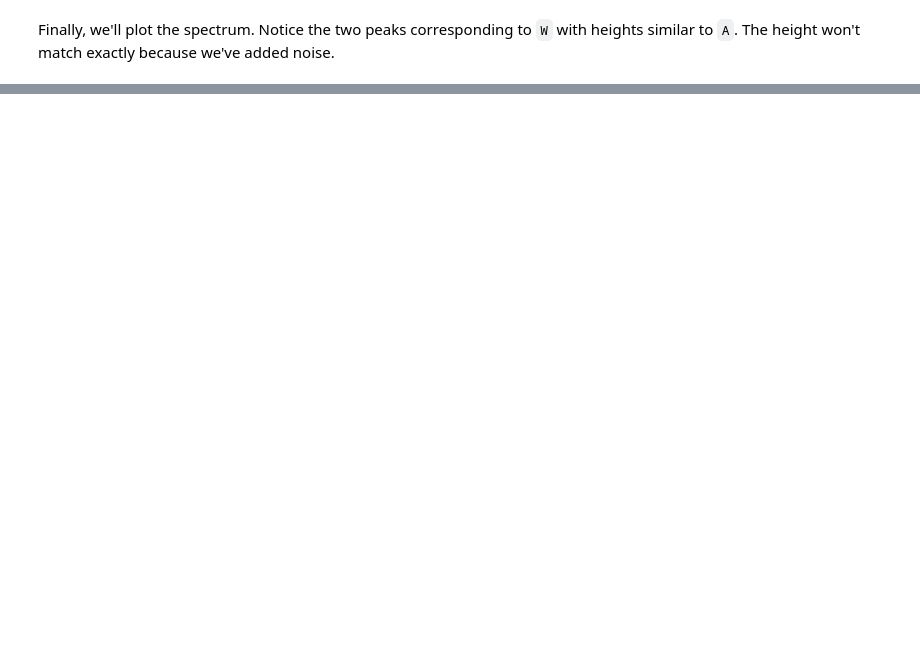
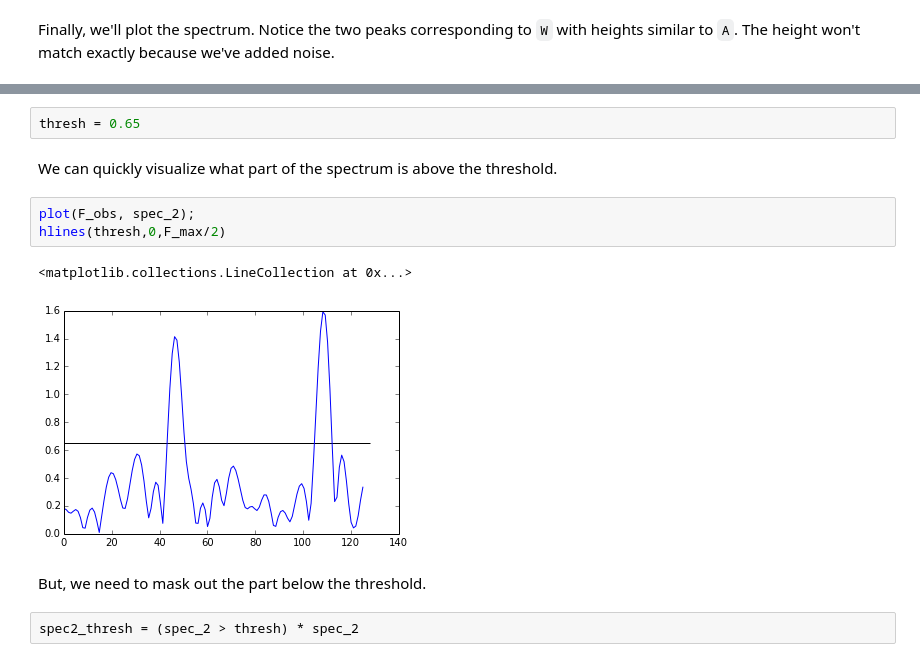
Before and after one commit to tomwhipple/tomwhipple.github.com, a Jupyter notebook: projects/explorations/basic-signal-processing-example.ipynb, the cells around one changed output, grey strips where cells are left out. Drawn from its saved outputs; the diff is of its cells as text; blank space fills up the shorter version.

```diff
--- a/projects/explorations/basic-signal-processing-example.ipynb
+++ b/projects/explorations/basic-signal-processing-example.ipynb
@@ -67,0 +71,14 @@ The simplest detection mechinisim is to implement detection as a simple threshol
+# %%
+thresh = 0.65
+# %% [markdown]
+We can quickly visualize what part of the spectrum is above the threshold.
+# %%
+plot(F_obs, spec_2);
+hlines(thresh,0,F_max/2)
+# %% [output]
+<matplotlib.collections.LineCollection at 0x...>
+[figure, added]
+# %% [markdown]
+But, we need to mask out the part below the threshold.
+# %%
+spec2_thresh = (spec_2 > thresh) * spec_2
```
Also changed, not shown: parts of 18 cells of this notebook, 18 other files.
